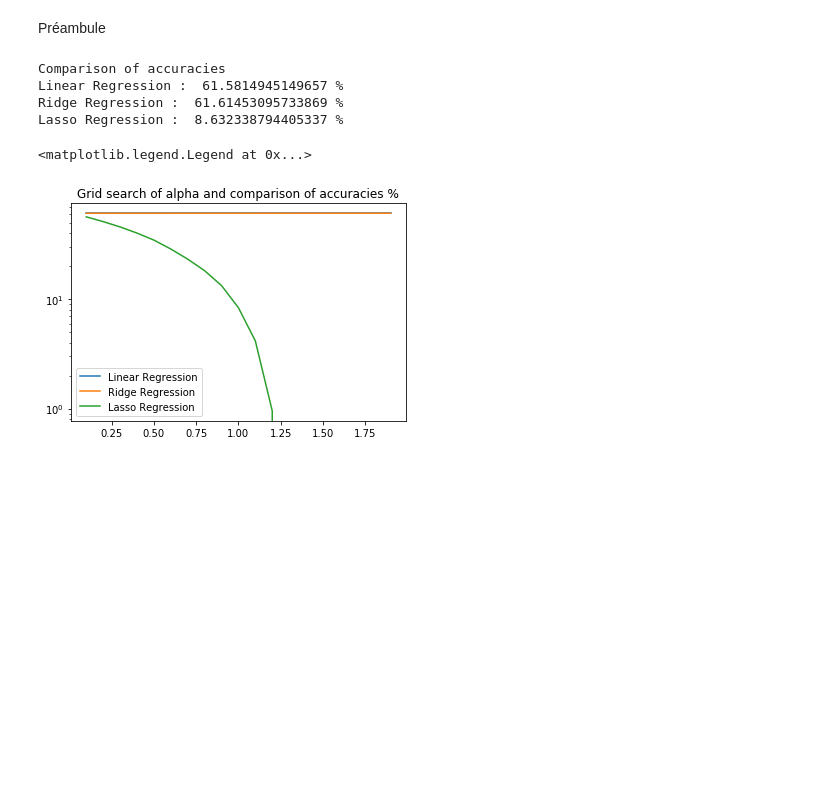
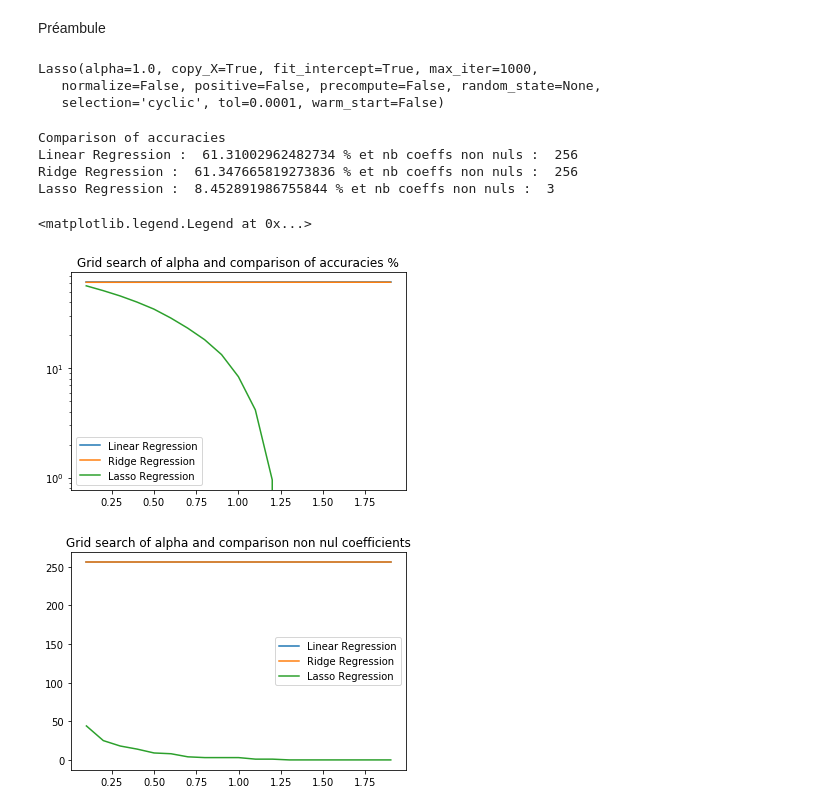
Before and after one commit to leoandeol/arf-inpainting, a Jupyter notebook: projet-andeol-paschaouche.ipynb, the cells around one changed output. Saved outputs shown, nothing was run; the diff lists cells and outputs as text; code cells hidden in the pictures; blank space fills up the shorter version.

```diff
--- a/projet-andeol-paschaouche.ipynb
+++ b/projet-andeol-paschaouche.ipynb
@@ -22,40 +22,70 @@ X_train, y_train = load_usps("USPS_train.txt")
 X_test, y_test = load_usps("USPS_test.txt")
 # %%
 lr = LinearRegression()
+lr.fit(X_train,y_train)
 ri = Ridge()
+ri.fit(X_train,y_train)
 la = Lasso()
+la.fit(X_train,y_train)
+# %% [output]
+Lasso(alpha=1.0, copy_X=True, fit_intercept=True, max_iter=1000,
+   normalize=False, positive=False, precompute=False, random_state=None,
+   selection='cyclic', tol=0.0001, warm_start=False)
 # %%
 print("Comparison of accuracies")
 cv=4
-print("Linear Regression : ",100*sum(cross_val_score(lr,X_train,y_train,cv=cv))/cv,"%")
-print("Ridge Regression : ",100*sum(cross_val_score(ri,X_train,y_train,cv=cv))/cv,"%")
-print("Lasso Regression : ",100*sum(cross_val_score(la,X_train,y_train,cv=cv))/cv,"%")
+print("Linear Regression : ",100*sum(cross_val_score(lr,X_train,y_train,cv=cv))/cv,"%","et nb coeffs non nuls : ",len(np.where(lr.coef_!=0)[0]))
+print("Ridge Regression : ",100*sum(cross_val_score(ri,X_train,y_train,cv=cv))/cv,"%","et nb coeffs non nuls : ",len(np.where(ri.coef_!=0)[0]))
+print("Lasso Regression : ",100*sum(cross_val_score(la,X_train,y_train,cv=cv))/cv,"%","et nb coeffs non nuls : ",len(np.where(la.coef_!=0)[0]))
 # %% [output]
 Comparison of accuracies
-Linear Regression :  61.5814945149657 %
-Ridge Regression :  61.61453095733869 %
-Lasso Regression :  8.632338794405337 %
+Linear Regression :  61.31002962482734 % et nb coeffs non nuls :  256
+Ridge Regression :  61.347665819273836 % et nb coeffs non nuls :  256
+Lasso Regression :  8.452891986755844 % et nb coeffs non nuls :  3
 # %%
 x = []
 cv=3
 y_lr = []
 y_ri = []
 y_la = []
 for i in range(1,20):
     xx = i/10
     lr = LinearRegression()
     ri = Ridge(alpha=xx)
     la = Lasso(alpha=xx)
     x.append(xx)
     y_lr.append(100*sum(cross_val_score(lr,X_train,y_train,cv=cv))/cv)
     y_ri.append(100*sum(cross_val_score(ri,X_train,y_train,cv=cv))/cv)
     y_la.append(100*sum(cross_val_score(la,X_train,y_train,cv=cv))/cv)
 plt.plot(x,y_lr,label="Linear Regression")
 plt.plot(x,y_ri,label="Ridge Regression")
 plt.plot(x,y_la,label="Lasso Regression")
 plt.title("Grid search of alpha and comparison of accuracies %")
 plt.yscale('log')
 plt.legend()
+x = []
+plt.figure()
+y_lr = []
+y_ri = []
+y_la = []
+for i in range(1,20):
+    xx = i/10
+    lr = LinearRegression()
+    ri = Ridge(alpha=xx)
+    la = Lasso(alpha=xx)
+    x.append(xx)
+    lr.fit(X_train,y_train)
+    ri.fit(X_train,y_train)
+    la.fit(X_train,y_train)
+    y_lr.append(len(np.where(lr.coef_!=0)[0]))
+    y_ri.append(len(np.where(ri.coef_!=0)[0]))
+    y_la.append(len(np.where(la.coef_!=0)[0]))
+plt.plot(x,y_lr,label="Linear Regression")
+plt.plot(x,y_ri,label="Ridge Regression")
+plt.plot(x,y_la,label="Lasso Regression")
+plt.title("Grid search of alpha and comparison non nul coefficients")
+plt.legend()
 # %% [output]
 <matplotlib.legend.Legend at 0x...>
 [figure]
+[figure, added]
```
